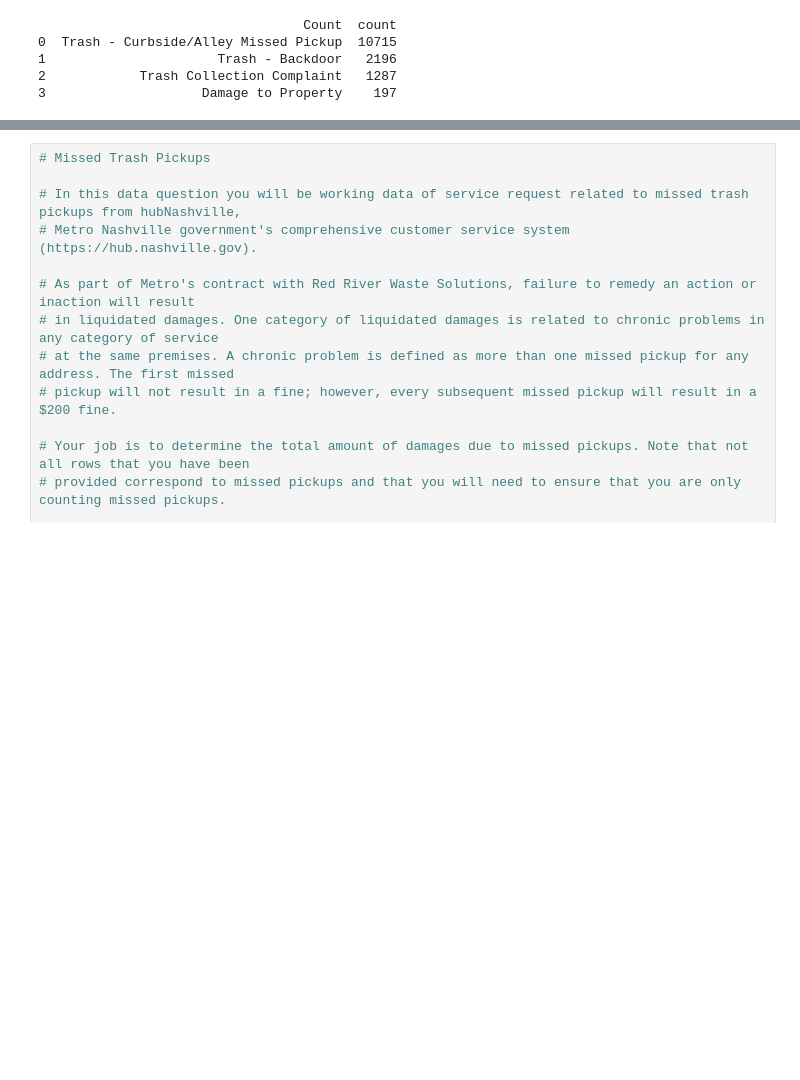
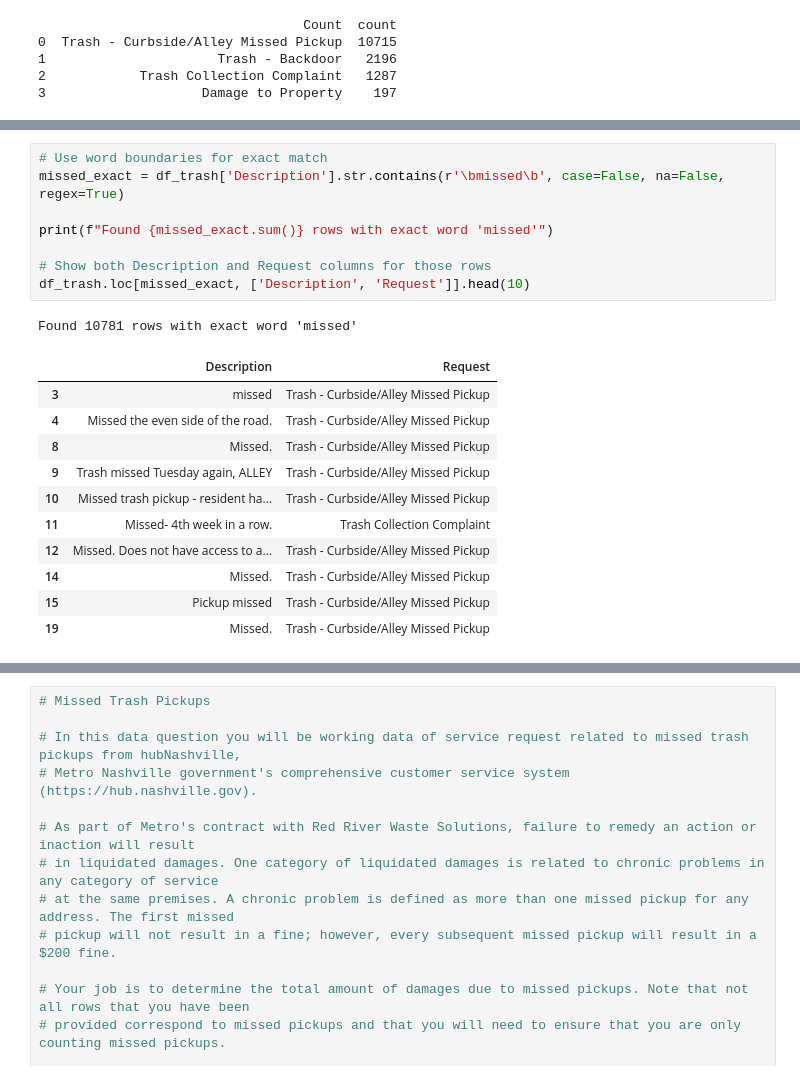
Before and after one commit to NSS-Data-Analytics-Cohort-16/da16-trashpickups-MatthewRitchey, a Jupyter notebook: notebooks/trash_pickups_Matthew.ipynb, the cells around one changed output, grey strips where cells are left out. Saved outputs shown, nothing was run; the diff lists cells and outputs as text; blank space fills up the shorter version.

```diff
--- a/notebooks/trash_pickups_Matthew.ipynb
+++ b/notebooks/trash_pickups_Matthew.ipynb
@@ -259,0 +290,21 @@ print(request_counts_redriver.head(20))
+# %%
+# Use word boundaries for exact match
+missed_exact = df_trash['Description'].str.contains(r'\bmissed\b', case=False, na=False, regex=True)
+
+print(f"Found {missed_exact.sum()} rows with exact word 'missed'")
+
+# Show both Description and Request columns for those rows
+df_trash.loc[missed_exact, ['Description', 'Request']].head(10)
+# %% [output]
+Found 10781 rows with exact word 'missed'
+|  | Description | Request |
+| 3 | missed | Trash - Curbside/Alley Missed Pickup |
+| 4 | Missed the even side of the road. | Trash - Curbside/Alley Missed Pickup |
+| 8 | Missed. | Trash - Curbside/Alley Missed Pickup |
+| 9 | Trash missed Tuesday again, ALLEY | Trash - Curbside/Alley Missed Pickup |
+| 10 | Missed trash pickup - resident ha... | Trash - Curbside/Alley Missed Pickup |
+| 11 | Missed- 4th week in a row. | Trash Collection Complaint |
+| 12 | Missed. Does not have access to a... | Trash - Curbside/Alley Missed Pickup |
+| 14 | Missed. | Trash - Curbside/Alley Missed Pickup |
+| 15 | Pickup missed | Trash - Curbside/Alley Missed Pickup |
+| 19 | Missed. | Trash - Curbside/Alley Missed Pickup |
```
Also changed, not shown: parts of 11 cells of this notebook.
